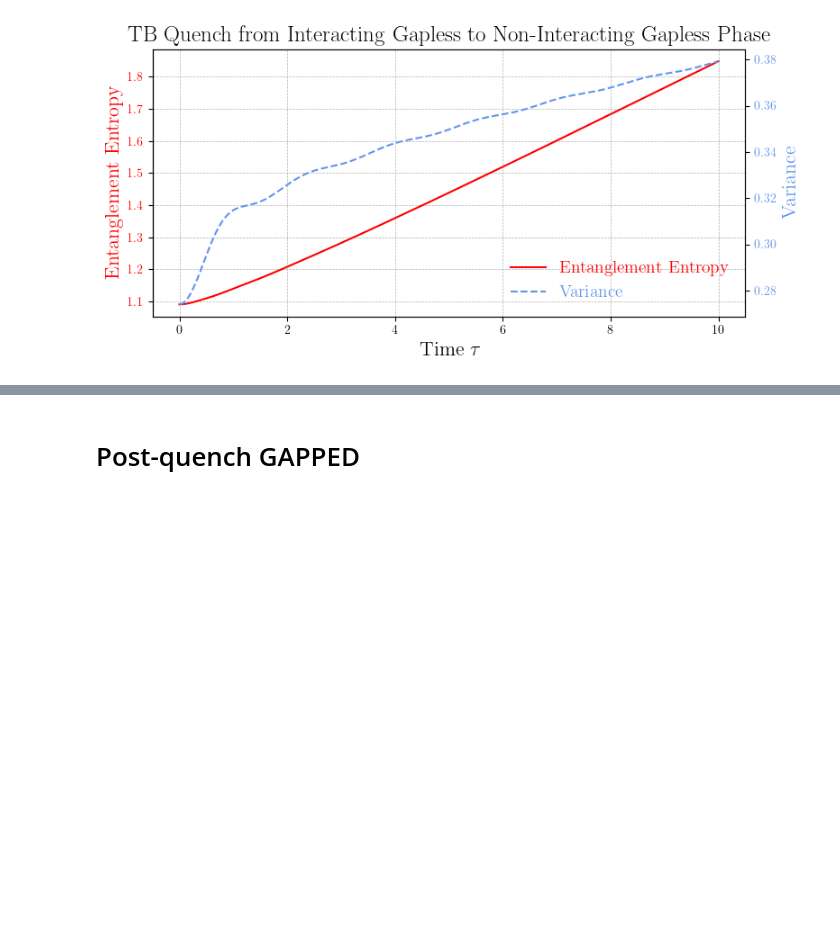
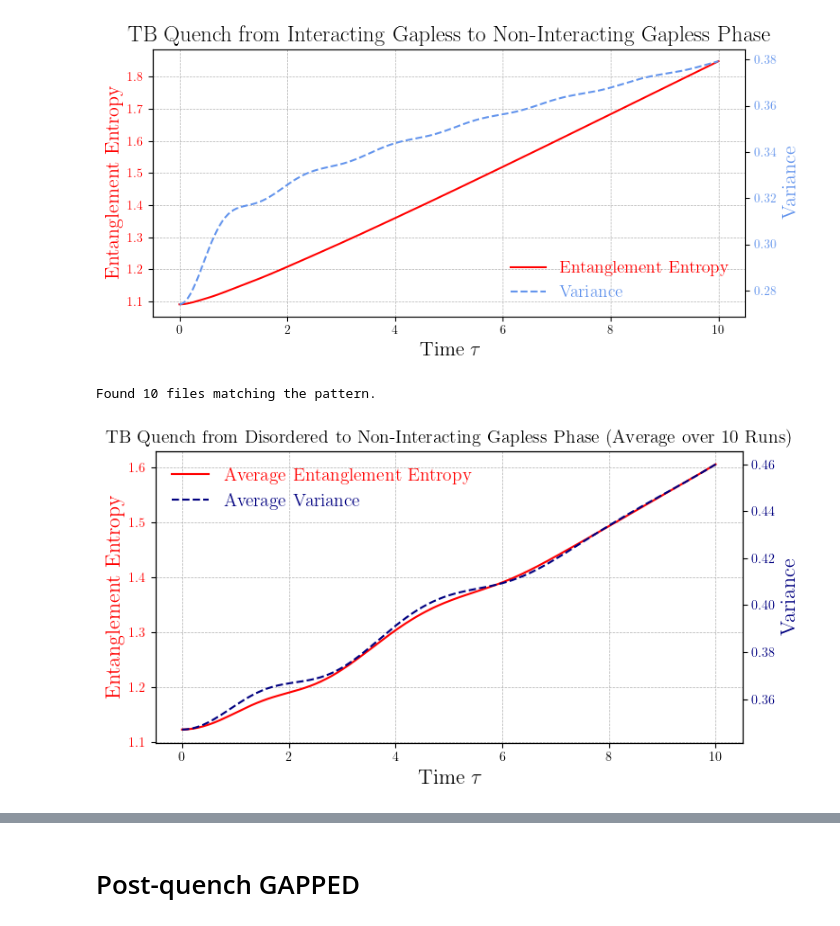
Before and after one commit to artalink7/SSH-Analysis, a Jupyter notebook: plot/plots_paper.ipynb, the cells around one changed output, grey strips where cells are left out. Drawn from its saved outputs; the diff is of its cells as text; code cells hidden in the pictures; blank space fills up the shorter version.

Commit message:
updates on initial disorder state

```diff
--- a/plot/plots_paper.ipynb
+++ b/plot/plots_paper.ipynb
@@ -326,3 +326,44 @@ def plot_TB_quench_interacting_gapless_to_non_interacting_gapless():
 plot_TB_quench_interacting_gapless_to_non_interacting_gapless()
 # %% [output]
 [figure]
+# %%
+def plot_quench_results_inital_state_disordered():
+
+    search_pattern = "run_TB_quench_disordered_to_non_interacting_gapless_200sites_10sec_BondDim1000_run*.csv"
+    files = glob.glob(str(data_quench_dir / search_pattern))
+
+    if not files:
+        print("No files found matching the pattern.")
+    else:
+        print(f"Found {len(files)} files matching the pattern.")
+
+    dataframes = [pd.read_csv(file) for file in files]
+    combined_df = pd.concat(dataframes)
+
+    average_df = combined_df.groupby('Time').mean().reset_index()
+
+    fig = plt.figure(figsize=(8, 4))
+    spec = gridspec.GridSpec(ncols=1, nrows=1, figure=fig)
+    ax1 = fig.add_subplot(spec[0, 0])
+    ax2 = ax1.twinx()
+
+    l1, = ax1.plot(average_df["Time"], average_df["Entropy"], color="red", label=r"Average Entanglement Entropy")
+    l2, = ax2.plot(average_df["Time"], average_df["Variance"], color="navy", label=r"Average Variance", linestyle="--")
+    ax1.set_xlabel(r"Time $\tau$", size=16)
+    ax1.set_ylabel(r"Entanglement Entropy", color="red", size=16)
+    ax2.set_ylabel(r"Variance", color="navy", size=16)
+    ax1.tick_params(axis="y", labelcolor="red")
+    ax2.tick_params(axis="y", labelcolor="navy")
+    ax1.set_title(r"TB Quench from Disordered to Non-Interacting Gapless Phase (Average over 10 Runs)", size=14)
+    ax1.grid(True, which="both", linestyle="--", linewidth=0.5)
+    leg = ax1.legend(handles=[l1, l2], loc="best", fontsize=14, frameon=False)
+    for text, color in zip(leg.get_texts(), ["red", "navy"]):
+        text.set_color(color)
+
+    plt.savefig(plot_dir / "TB_quench_disordered_to_non_interacting_gapless_average_over_runs.pdf")
+    plt.show()
+# %%
+plot_quench_results_inital_state_disordered()
+# %% [output]
+Found 10 files matching the pattern.
+[figure, added]
```
Also changed, not shown: parts of 6 cells of this notebook, 4 other files.
